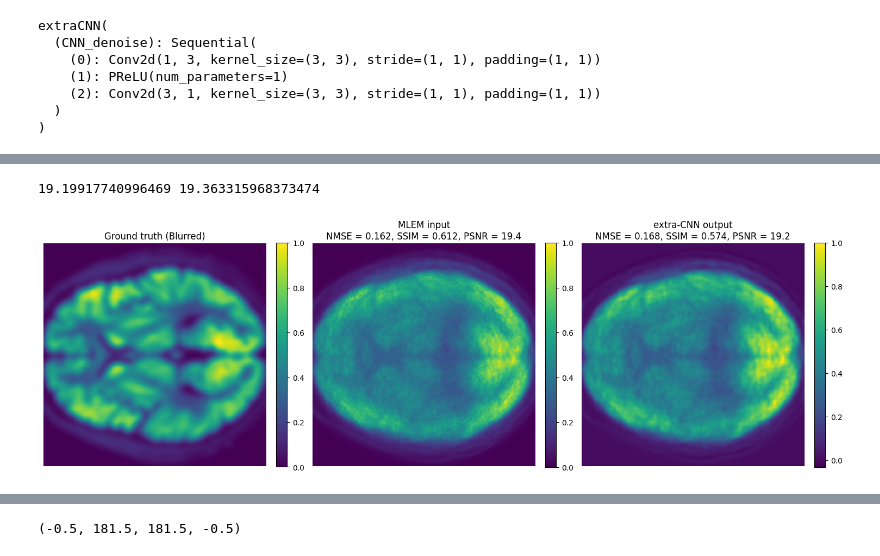
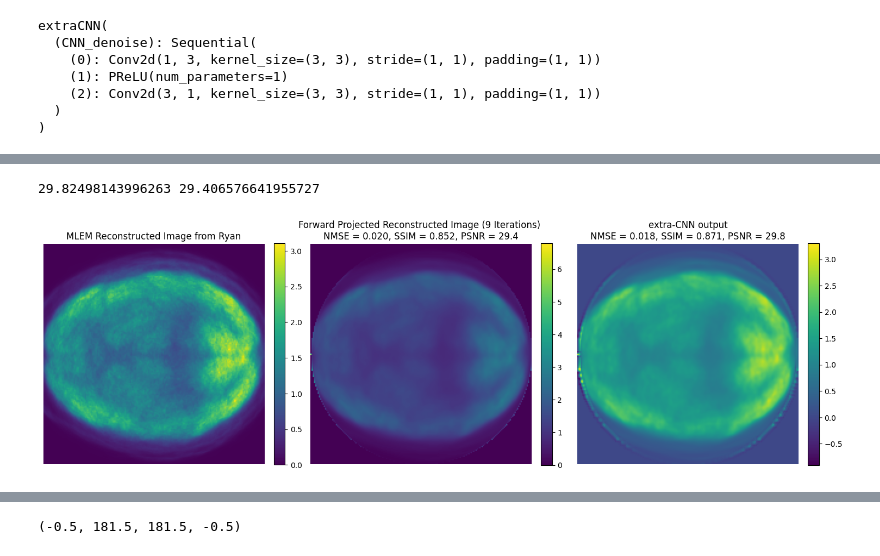
Before and after one commit to jemmabagg/picoPET-sim, a Jupyter notebook: Final_Im_Workflow/ryan_testing.ipynb, the cells around one changed output, grey strips where cells are left out. Saved outputs shown, nothing was run; the diff lists cells and outputs as text; code cells hidden in the pictures.

```diff
--- a/Final_Im_Workflow/ryan_testing.ipynb
+++ b/Final_Im_Workflow/ryan_testing.ipynb
@@ -30,4 +111,11 @@ plt.axis("off")
 # %%
+theta = np.linspace(0., 180., max(nxd, 180), endpoint=False)
+
+mlem_test_raw = mlem_reco(sino, theta, 33)
+#mlem_test_raw = np.load("/scratch/bggjem001/pet_datasets/Ryan_Data/reco_4_182.npy")
+mlem_test_raw = mlem_test_raw[None, ...]
+#mlem_test_raw = np.rot90(mlem_test_raw, k=3, axes=(-2, -1)).copy()
+
 plt.imshow(mlem_test_raw[0])
 plt.axis("off")
 # %% [output]
@@ -36,9 +124,9 @@ plt.axis("off")
 # %%
-device = torch.device("cuda:0" if torch.cuda.is_available() else "cpu")
+
 
 #Loading the trained extra-CNN model
 model = extraCNN().to(device)
-model.load_state_dict(torch.load(f"/scratch/bggjem001/picoPET-sim/Final_Im_Workflow/model_weights/noisy3.0_extra9_sn1.pth", map_location=device))
+model.load_state_dict(torch.load(f"/scratch/bggjem001/picoPET-sim/Final_Im_Workflow/model_weights/noisy0.5_extra33_sn1.pth", map_location=device))
 model.eval()
 # %% [output]
 extraCNN(
@@ -71,7 +156,12 @@ plt.imshow(enhanced[0])
 # %%
+scale = 182*182
 
-mlem_n = mlem_test_sn[0] / mlem_test_sn.max()
-cnn_n  = enhanced[0] / enhanced.max()
+#Sum-normalised version of MLEM reconstructions for metric comparison
+en_sn = np.array([sum_normalise(im) for im in enhanced])
+en_sn = en_sn * scale
+
+mlem_n = mlem_test_scaled[0]
+cnn_n  = en_sn[0]
 gt_n   = test_ims_sn[0]              # already [0,1]
 # then metrics with data_range=1.0
 
@@ -97,23 +187,23 @@ psnr_extra = psnr(gt_n, cnn_n, data_range=global_dr)
 
 print(psnr_extra, psnr_mlem)
 # %% [output]
-19.19917740996469 19.363315968373474
+29.82498143996263 29.406576641955727
 # %%
 fig2, ax2 = plt.subplots(1, 3, figsize=(15, 5))
 panels = [
-    (gt_n,    "Ground truth (Blurred)"),
-    (mlem_n, f"MLEM input\nNMSE = {nmse_mlem:.3f}, SSIM = {ssim_mlem:.3f}, PSNR = {psnr_mlem:.1f}"),
+    (gt_n,    "MLEM Reconstructed Image from Ryan"),
+    (mlem_n, f"Forward Projected Reconstructed Image (9 Iterations) \nNMSE = {nmse_mlem:.3f}, SSIM = {ssim_mlem:.3f}, PSNR = {psnr_mlem:.1f}"),
     (cnn_n,   f"extra-CNN output\nNMSE = {nmse_extra:.3f}, SSIM = {ssim_extra:.3f}, PSNR = {psnr_extra:.1f}"),
 ]
 for a, (img, title) in zip(ax2, panels):
     m = a.imshow(img)
     a.set_title(title)
     a.axis("off")
     fig2.colorbar(m, ax=a, fraction=0.046, pad=0.04)
 
 plt.tight_layout()
-#plt.savefig(f"/scratch/bggjem001/picoPET-sim/Final_Im_Workflow/Plots/ryan_slice_gt_input_output.png", dpi=300, bbox_inches="tight")
+plt.savefig(f"/scratch/bggjem001/picoPET-sim/Final_Im_Workflow/Plots/ryan_slice_gt_input_output.png", dpi=300, bbox_inches="tight")
 plt.show()
 # %% [output]
-[figure, old version]
+[figure, new version]
 # %%
```
Also changed, not shown: parts of 13 cells of this notebook, 12 other files.
